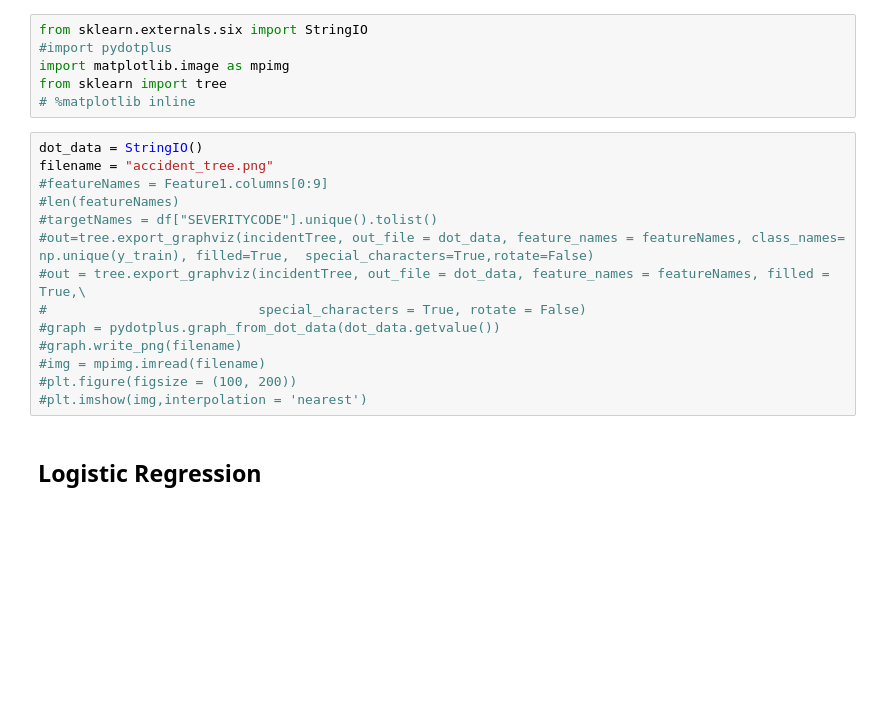
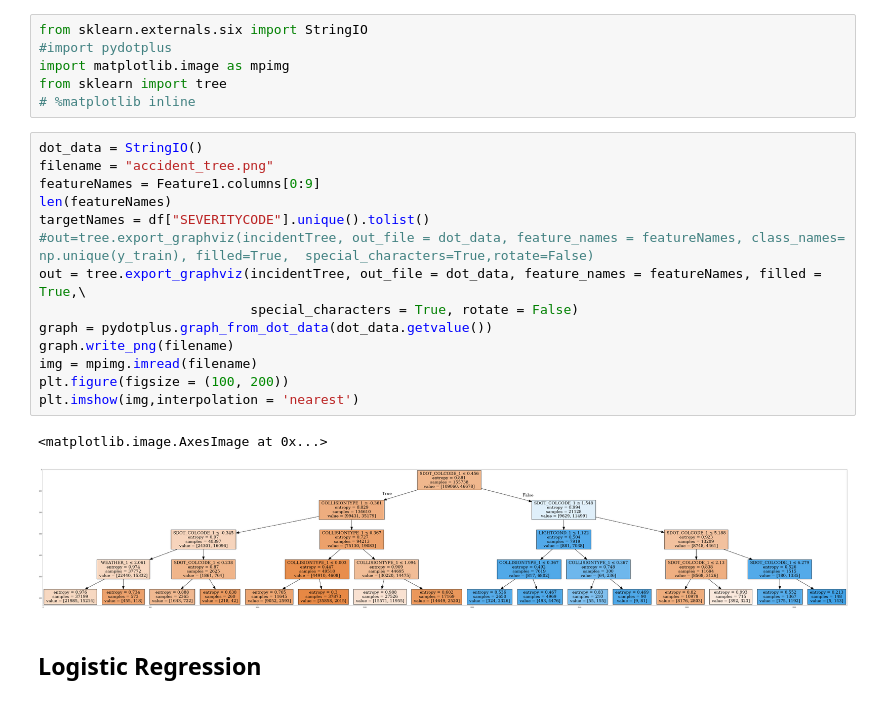
Before and after one commit to koursera/Coursera_Capstone, a Jupyter notebook: Traffic-Accident-Prediction-CRISP.ipynb, the cells around one changed output. Cells and saved outputs as stored; diff of their text form; blank space fills up the shorter version.

```diff
--- a/Traffic-Accident-Prediction-CRISP.ipynb
+++ b/Traffic-Accident-Prediction-CRISP.ipynb
@@ -399,17 +402,20 @@ from sklearn import tree
 # %%
 dot_data = StringIO()
 filename = "accident_tree.png"
-#featureNames = Feature1.columns[0:9]
-#len(featureNames)
-#targetNames = df["SEVERITYCODE"].unique().tolist()
+featureNames = Feature1.columns[0:9]
+len(featureNames)
+targetNames = df["SEVERITYCODE"].unique().tolist()
 #out=tree.export_graphviz(incidentTree, out_file = dot_data, feature_names = featureNames, class_names= np.unique(y_train), filled=True,  special_characters=True,rotate=False)
-#out = tree.export_graphviz(incidentTree, out_file = dot_data, feature_names = featureNames, filled = True,\
-#                           special_characters = True, rotate = False)
-#graph = pydotplus.graph_from_dot_data(dot_data.getvalue())
-#graph.write_png(filename)
-#img = mpimg.imread(filename)
-#plt.figure(figsize = (100, 200))
-#plt.imshow(img,interpolation = 'nearest')
+out = tree.export_graphviz(incidentTree, out_file = dot_data, feature_names = featureNames, filled = True,\
+                           special_characters = True, rotate = False)
+graph = pydotplus.graph_from_dot_data(dot_data.getvalue())
+graph.write_png(filename)
+img = mpimg.imread(filename)
+plt.figure(figsize = (100, 200))
+plt.imshow(img,interpolation = 'nearest')
+# %% [output]
+<matplotlib.image.AxesImage at 0x...>
+[figure, added]
 # %% [markdown]
 ## Logistic Regression
 # %%
```
Also changed, not shown: parts of 6 cells of this notebook.
